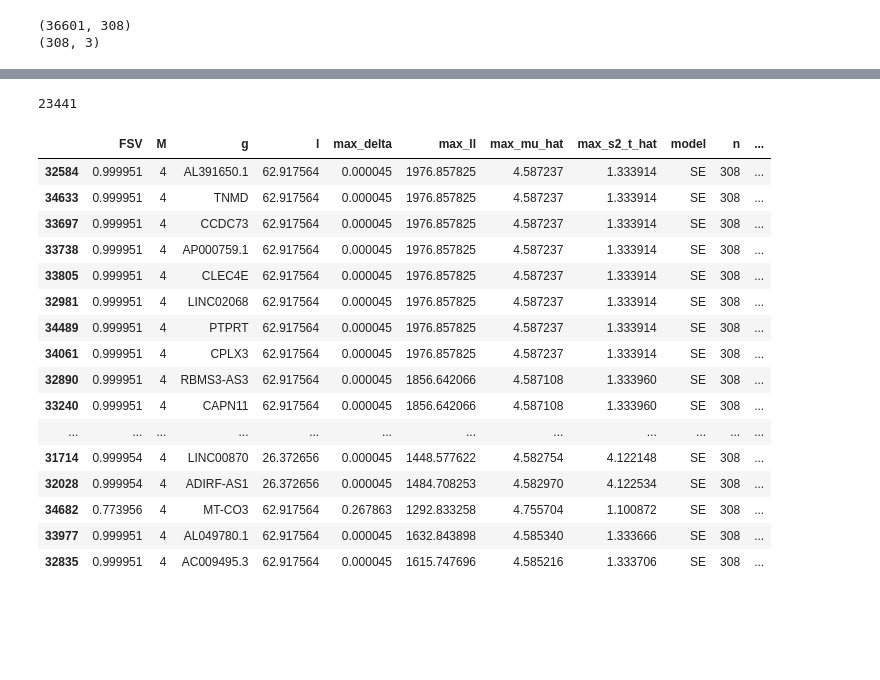
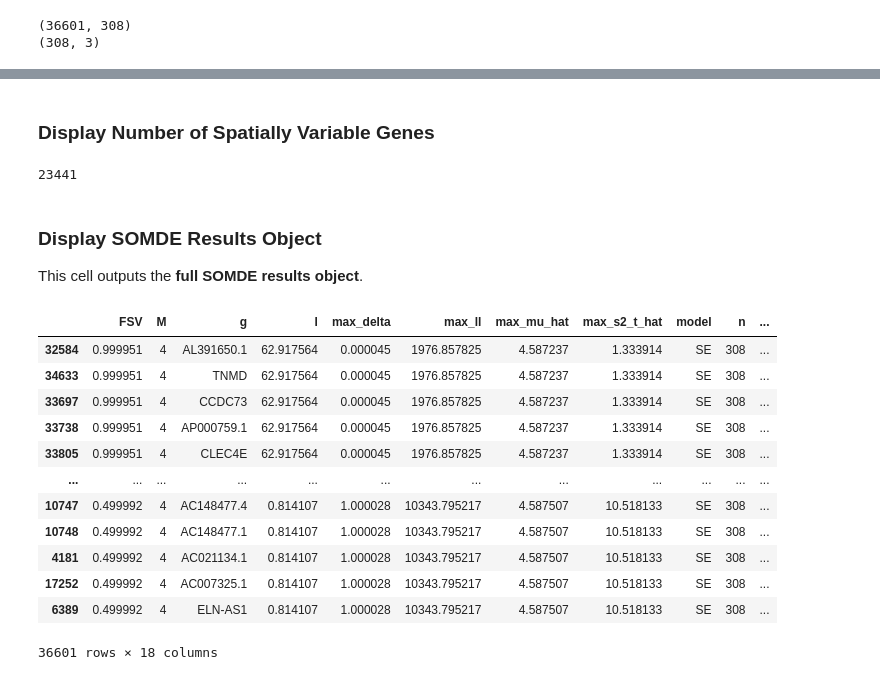
Before and after one commit to nikolienka24/IV114_ST, a Jupyter notebook: svgs_identification_somde.ipynb, the cells around one changed output, grey strips where cells are left out. Saved outputs shown, nothing was run; the diff lists cells and outputs as text; code cells hidden in the pictures; blank space fills up the shorter version.

```diff
--- a/svgs_identification_somde.ipynb
+++ b/svgs_identification_somde.ipynb
@@ -6,7 +6,7 @@ Variables that can be modified in this notebook
 ---
 **Set following variables if you are running notebook interactively.**
 # %%
-input_path_default = "output_datasets/SN124_A595688_Rep2/adata_QC_filtered.normalized.h5ad"
+input_path_folder_default = "output_datasets/SN124_A595688_Rep2/"
 suppress_warnings_default = False
 # %% [markdown]
 # SPATIAL TRANSCRIPTOMICS – IDENTIFICATION OF SVGs WITH SOMDE
@@ -67,9 +67,9 @@ import scipy as sp
 # OPTION 2
 DATA_PATH = None
 try:
-    DATA_PATH = input_data
+    DATA_PATH = input_data_folder
 except NameError:
-    DATA_PATH = input_path_default
+    DATA_PATH = input_path_folder_default
 
 if DATA_PATH is None or not os.path.exists(DATA_PATH):
     print("ERROR: Datapath (", DATA_PATH ,") not found.")
@@ -88,12 +93,10 @@ Using input path: output_datasets/SN124_A595688_Rep2/adata_QC_filtered.normalize
 # %%
-data_folder = "output_datasets/SN124_A595688_Rep2/"
-
 # Load expression counts
-df = pd.read_csv(os.path.join(data_folder, "count.csv"), sep=',', index_col=0)
+df = pd.read_csv(os.path.join(DATA_PATH, "count.csv"), sep=',', index_col=0)
 print("Counts shape:", df.shape)
 
 # Load metadata / spot info
-corinfo = pd.read_csv(os.path.join(data_folder, "idx.csv"), sep=',', index_col=0)
+corinfo = pd.read_csv(os.path.join(DATA_PATH, "idx.csv"), sep=',', index_col=0)
 
 # Add total counts per spot (sum across genes) with proper alignment
 total_counts = df.sum(axis=1)
@@ -197,24 +230,26 @@ plotgene(corinfo[['x','y']].values,df.T,result.g.to_list()[20:30],result,sp=2,lw
+# %% [markdown]
+### Display Number of Spatially Variable Genes
 # %%
 SVnum
 # %% [output]
 23441
+# %% [markdown]
+### Display SOMDE Results Object
+
+This cell outputs the **full SOMDE results object**.
 # %%
-result[:50]
+result
 # %% [output]
 |  | FSV | M | g | l | max_delta | max_ll | max_mu_hat | max_s2_t_hat | model | n | ... |
 | 32584 | 0.999951 | 4 | AL391650.1 | 62.917564 | 0.000045 | 1976.857825 | 4.587237 | 1.333914 | SE | 308 | ... |
 | 34633 | 0.999951 | 4 | TNMD | 62.917564 | 0.000045 | 1976.857825 | 4.587237 | 1.333914 | SE | 308 | ... |
 | 33697 | 0.999951 | 4 | CCDC73 | 62.917564 | 0.000045 | 1976.857825 | 4.587237 | 1.333914 | SE | 308 | ... |
 | 33738 | 0.999951 | 4 | AP000759.1 | 62.917564 | 0.000045 | 1976.857825 | 4.587237 | 1.333914 | SE | 308 | ... |
 | 33805 | 0.999951 | 4 | CLEC4E | 62.917564 | 0.000045 | 1976.857825 | 4.587237 | 1.333914 | SE | 308 | ... |
-| 32981 | 0.999951 | 4 | LINC02068 | 62.917564 | 0.000045 | 1976.857825 | 4.587237 | 1.333914 | SE | 308 | ... |
-| 34489 | 0.999951 | 4 | PTPRT | 62.917564 | 0.000045 | 1976.857825 | 4.587237 | 1.333914 | SE | 308 | ... |
-| 34061 | 0.999951 | 4 | CPLX3 | 62.917564 | 0.000045 | 1976.857825 | 4.587237 | 1.333914 | SE | 308 | ... |
-| 32890 | 0.999951 | 4 | RBMS3-AS3 | 62.917564 | 0.000045 | 1856.642066 | 4.587108 | 1.333960 | SE | 308 | ... |
-| 33240 | 0.999951 | 4 | CAPN11 | 62.917564 | 0.000045 | 1856.642066 | 4.587108 | 1.333960 | SE | 308 | ... |
 | ... | ... | ... | ... | ... | ... | ... | ... | ... | ... | ... | ... |
-| 31714 | 0.999954 | 4 | LINC00870 | 26.372656 | 0.000045 | 1448.577622 | 4.582754 | 4.122148 | SE | 308 | ... |
-| 32028 | 0.999954 | 4 | ADIRF-AS1 | 26.372656 | 0.000045 | 1484.708253 | 4.582970 | 4.122534 | SE | 308 | ... |
-| 34682 | 0.773956 | 4 | MT-CO3 | 62.917564 | 0.267863 | 1292.833258 | 4.755704 | 1.100872 | SE | 308 | ... |
-| 33977 | 0.999951 | 4 | AL049780.1 | 62.917564 | 0.000045 | 1632.843898 | 4.585340 | 1.333666 | SE | 308 | ... |
-| 32835 | 0.999951 | 4 | AC009495.3 | 62.917564 | 0.000045 | 1615.747696 | 4.585216 | 1.333706 | SE | 308 | ... |
+| 10747 | 0.499992 | 4 | AC148477.4 | 0.814107 | 1.000028 | 10343.795217 | 4.587507 | 10.518133 | SE | 308 | ... |
+| 10748 | 0.499992 | 4 | AC148477.1 | 0.814107 | 1.000028 | 10343.795217 | 4.587507 | 10.518133 | SE | 308 | ... |
+| 4181 | 0.499992 | 4 | AC021134.1 | 0.814107 | 1.000028 | 10343.795217 | 4.587507 | 10.518133 | SE | 308 | ... |
+| 17252 | 0.499992 | 4 | AC007325.1 | 0.814107 | 1.000028 | 10343.795217 | 4.587507 | 10.518133 | SE | 308 | ... |
+| 6389 | 0.499992 | 4 | ELN-AS1 | 0.814107 | 1.000028 | 10343.795217 | 4.587507 | 10.518133 | SE | 308 | ... |
+36601 rows × 18 columns
```
Also changed, not shown: parts of 13 cells of this notebook.
